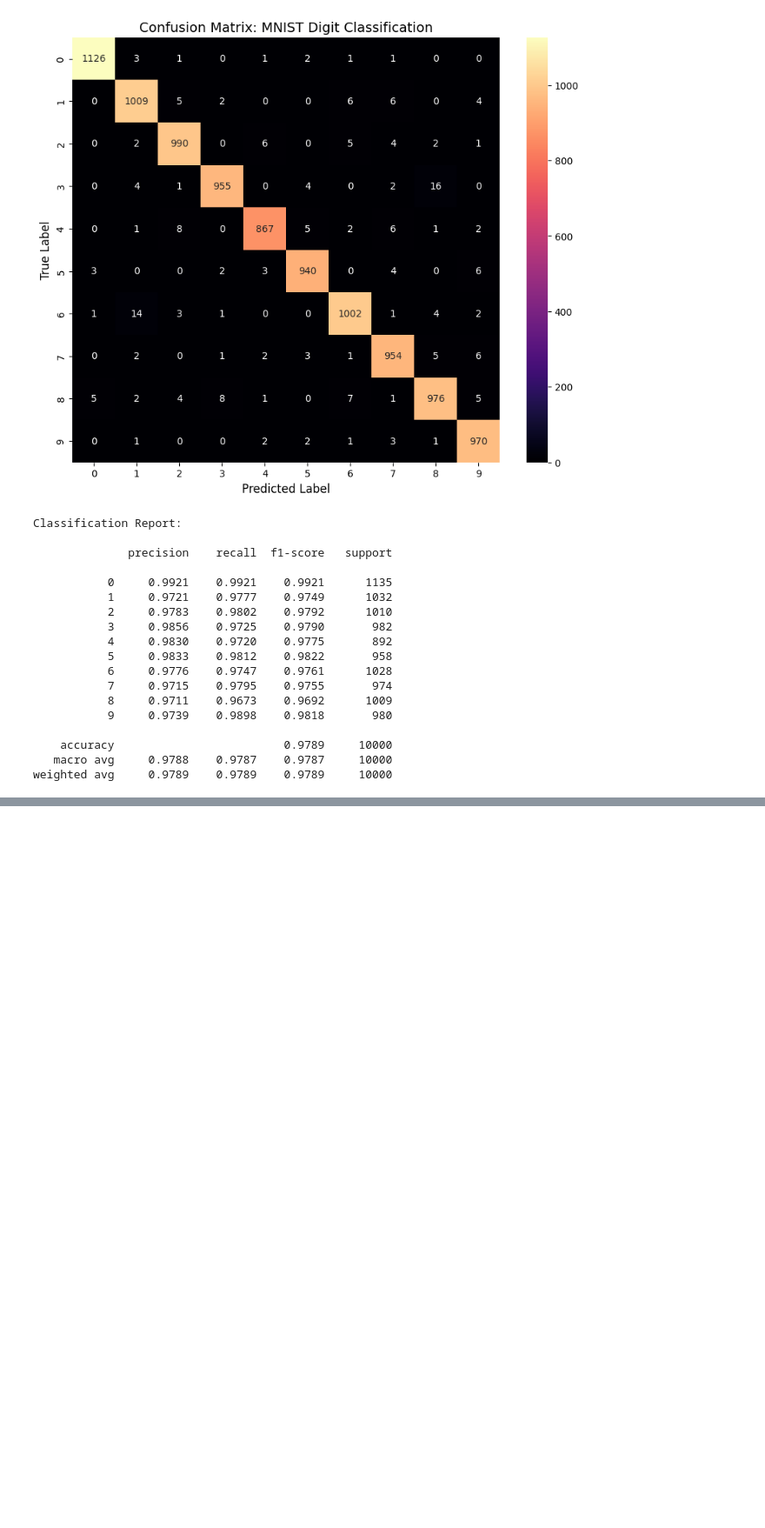
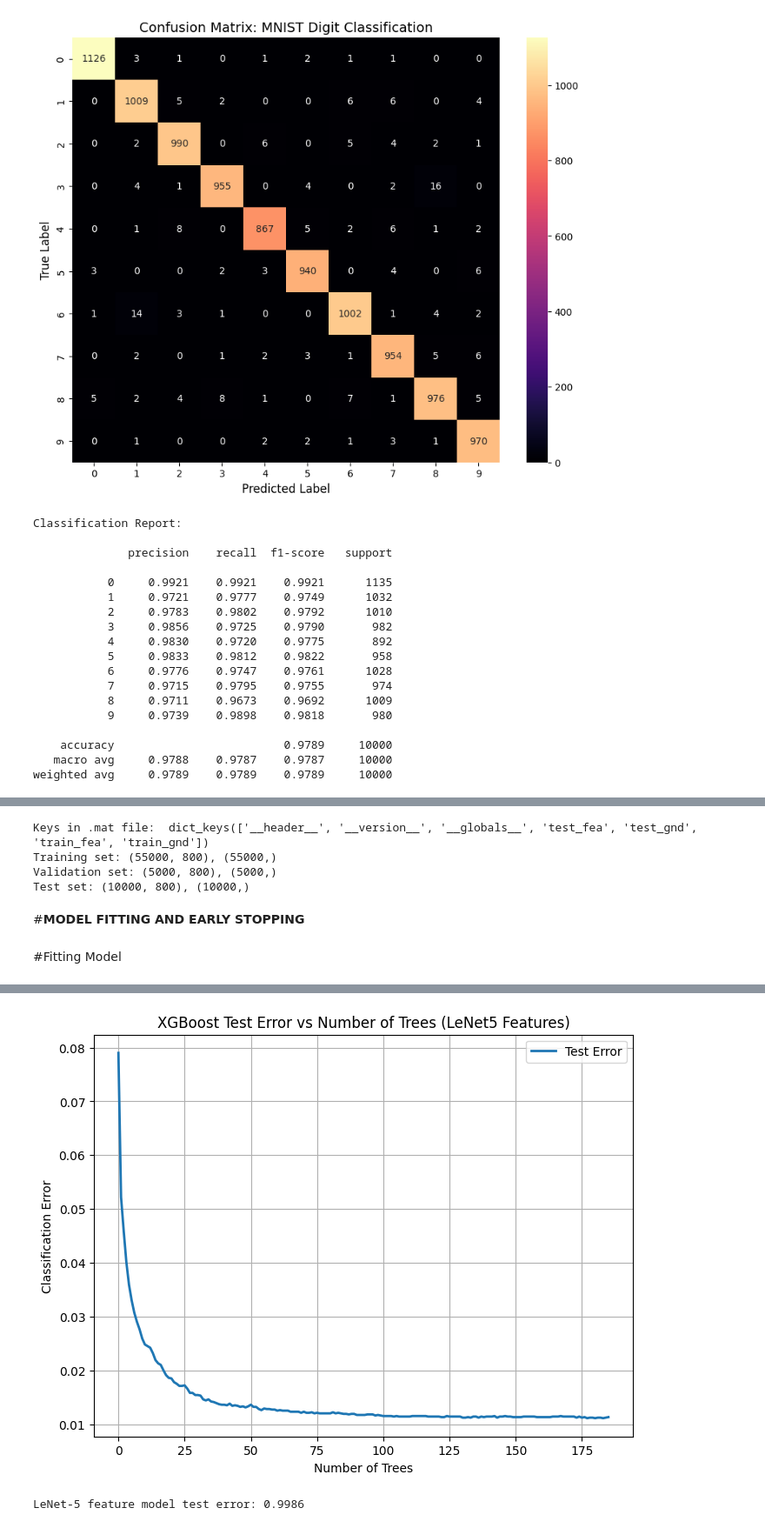
Before and after one commit to gav-ip/cse176-fall-proj, a Jupyter notebook: part2/xgboostFINAL.ipynb, the cells around one changed output, grey strips where cells are left out. Shown at 87% size. Saved outputs shown, nothing was run; the diff lists cells and outputs as text; code cells hidden in the pictures; blank space fills up the shorter version.

```diff
--- a/part2/xgboost_FINAL.ipynb
+++ b/part2/xgboostFINAL.ipynb
@@ -21,7 +37,5 @@ import xgboost as xgb
 # %%
-mnist = loadmat('./MNIST.mat')
-
-# Extract data
+mnist = loadmat('../data/MNIST.mat')# Extract data
 X_train_full = mnist['train_fea']
 y_train_full = mnist['train_gnd'].ravel()
 X_test = mnist['test_fea']
@@ -284,0 +269,29 @@ plt.savefig("test_error_vs_trees.eps")
+# %%
+LeNet = loadmat('/Users/gabrigo/Documents/GitHub/cse176-fall-proj/data/MNIST-LeNet5.mat')
+
+print("Keys in .mat file: ", LeNet.keys())
+
+# Extract data
+X_train_full_l = LeNet['train_fea']
+y_train_full_l = LeNet['train_gnd'].ravel()
+Xtest_l = LeNet['test_fea']
+ytest_l = LeNet['test_gnd'].ravel()
+
+# Split training into train and validation (55k train, 5k val)
+X_train_l, X_val_l, y_train_l, y_val_l = train_test_split(X_train_full_l, y_train_full_l, test_size=5000, random_state=42)
+
+# shift labels to 0-9
+y_train_l = y_train_l - 1
+y_val_l = y_val_l - 1
+y_test_l = y_test_l - 1
+
+print(f"Training set: {X_train.shape}, {y_train.shape}")
+print(f"Validation set: {X_val.shape}, {y_val.shape}")
+print(f"Test set: {X_test.shape}, {y_test.shape}")
+# %% [output]
+Keys in .mat file:  dict_keys(['__header__', '__version__', '__globals__', 'test_fea', 'test_gnd', 'train_fea', 'train_gnd'])
+Training set: (55000, 800), (55000,)
+Validation set: (5000, 800), (5000,)
+Test set: (10000, 800), (10000,)
+# %% [markdown]
+#**MODEL FITTING AND EARLY STOPPING**
@@ -284,0 +354,2 @@ plt.savefig("test_error_vs_trees.eps")
+# %% [markdown]
+#Fitting Model
@@ -284,0 +384,19 @@ plt.savefig("test_error_vs_trees.eps")
+# %%
+# ---- REQUIRED PLOT: Test Error vs Number of Trees ----
+
+test_error_curve = results['validation_2']['merror']
+trees = range(len(test_error_curve))
+
+plt.figure(figsize=(8, 6))
+plt.plot(trees, test_error_curve, linewidth=2, label="Test Error")
+plt.xlabel("Number of Trees")
+plt.ylabel("Classification Error")
+plt.title("XGBoost Test Error vs Number of Trees (LeNet5 Features)")
+plt.grid(True)
+plt.legend()
+
+plt.savefig("lenet_test_error.pdf", format="pdf", dpi=300)
+plt.savefig("lenet_test_error.eps", format="eps", dpi=300)
+
+plt.show()
+# %% [output]
@@ -284,0 +404,14 @@ plt.savefig("test_error_vs_trees.eps")
+[figure, added]
+# %%
+model_l = pickle.load(open("xgb_lenet_clean.pkl", "rb"))
+
+mnist_l = scipy.io.loadmat("../data/MNIST-LeNet5.mat")
+Xtest_l = mnist_l["test_fea"]
+ytest_l = mnist_l["test_gnd"].ravel()
+
+y_pred_l = model_l.predict(Xtest_l)
+
+test_error_l = 1 - accuracy_score(ytest_l, y_pred_l)
+print("LeNet-5 feature model test error:", test_error_l)
+# %% [output]
+LeNet-5 feature model test error: 0.9986
```
Also changed, not shown: parts of 21 cells of this notebook, 2 other files.
